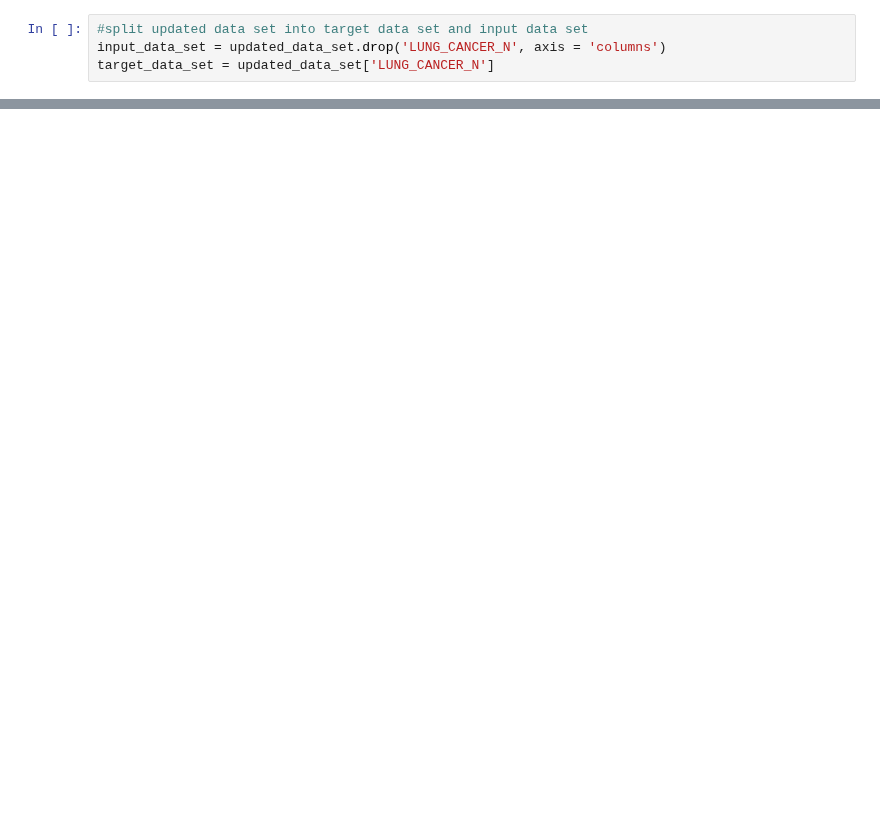
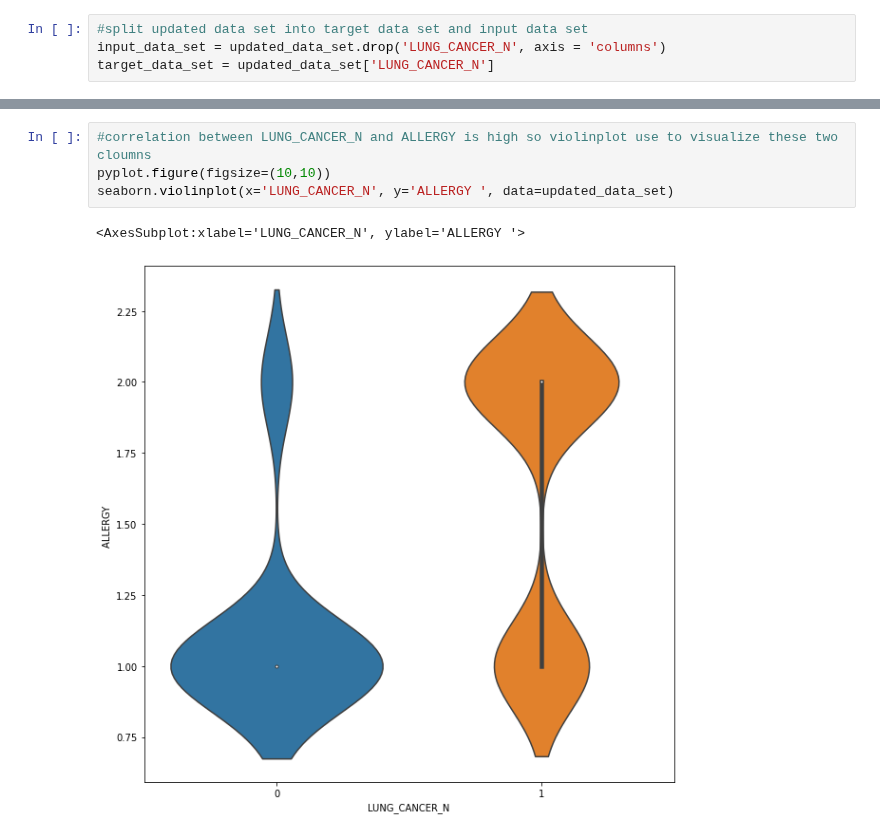
Before and after one commit to jayasith/ML_Assignment2_IT19070704_IT19079264_IT19076362_IT19041926, a Jupyter notebook: lung-cancer-prediction.ipynb, the cells around one changed output, grey strips where cells are left out. Cells and saved outputs as stored; diff of their text form; blank space fills up the shorter version.

Commit message:
use violin plot  to visualize data

```diff
--- a/lung-cancer-prediction.ipynb
+++ b/lung-cancer-prediction.ipynb
@@ -132,0 +133,7 @@ pyplot.show()
+# %%
+#correlation between LUNG_CANCER_N and ALLERGY is high so violinplot use to visualize these two cloumns
+pyplot.figure(figsize=(10,10))
+seaborn.violinplot(x='LUNG_CANCER_N', y='ALLERGY ', data=updated_data_set)
+# %% [output]
+<AxesSubplot:xlabel='LUNG_CANCER_N', ylabel='ALLERGY '>
+[figure, added]
```
Also changed, not shown: parts of 8 cells of this notebook.
